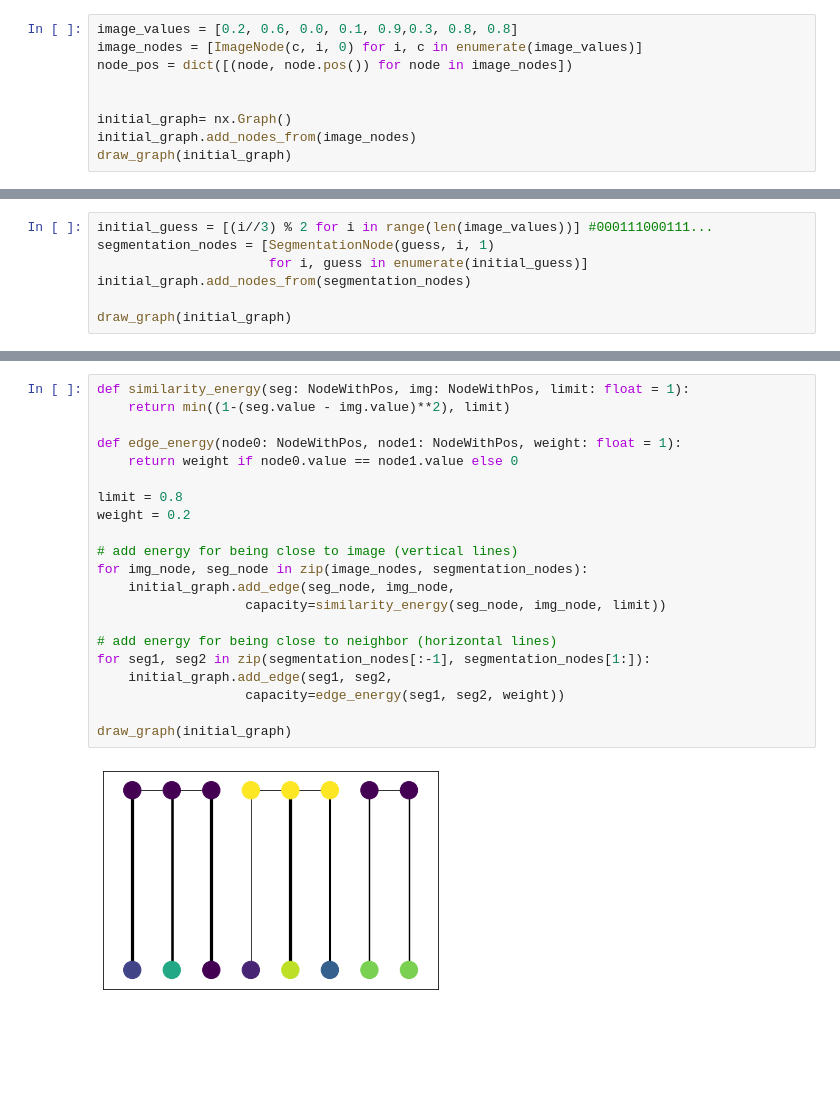
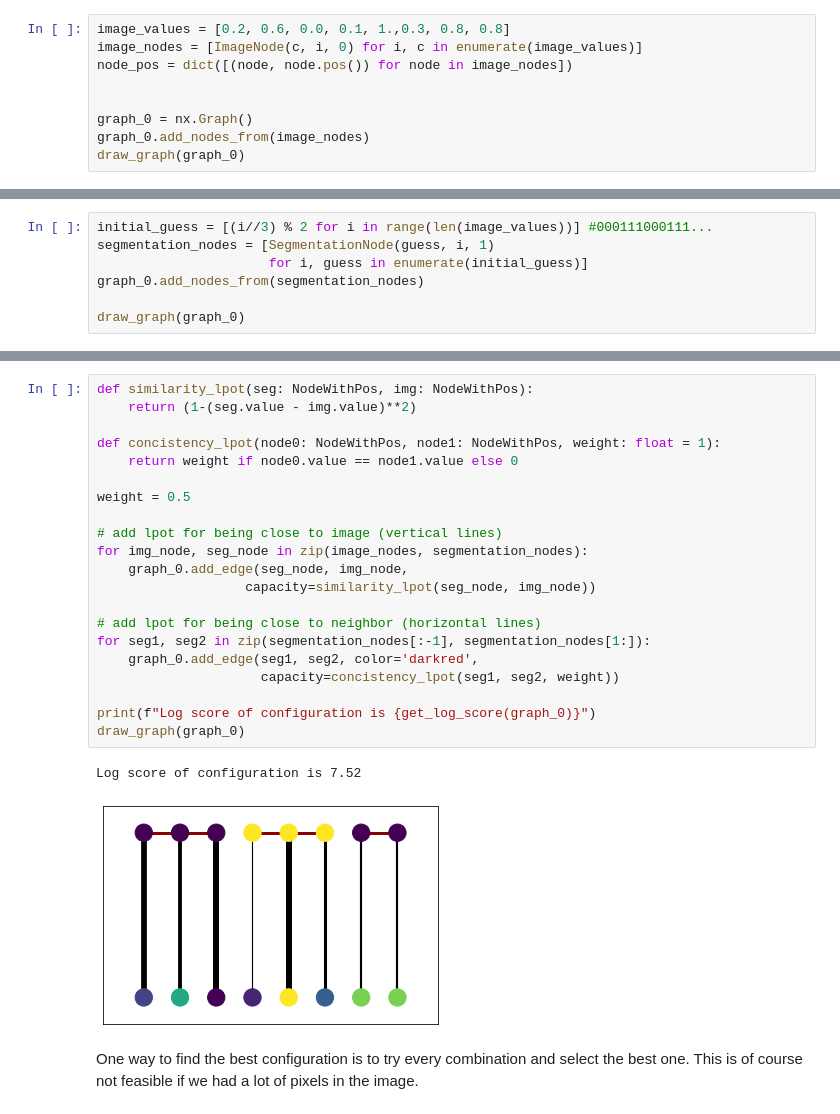
Before and after one commit to emillma/TTK8102_mrf, a Jupyter notebook: src/mrf/graph_cut.ipynb, the cells around one changed output, grey strips where cells are left out. Drawn from its saved outputs; the diff is of its cells as text; blank space fills up the shorter version.

```diff
--- a/src/mrf/graph_cut.ipynb
+++ b/src/mrf/graph_cut.ipynb
@@ -57,10 +55,10 @@ First let us look at a 1d example to get an intuition of how this algorithm work
 # %%
-image_values = [0.2, 0.6, 0.0, 0.1, 0.9,0.3, 0.8, 0.8]
+image_values = [0.2, 0.6, 0.0, 0.1, 1.,0.3, 0.8, 0.8]
 image_nodes = [ImageNode(c, i, 0) for i, c in enumerate(image_values)]
 node_pos = dict([(node, node.pos()) for node in image_nodes])
 
 
-initial_graph= nx.Graph()
-initial_graph.add_nodes_from(image_nodes)
-draw_graph(initial_graph)
+graph_0 = nx.Graph()
+graph_0.add_nodes_from(image_nodes)
+draw_graph(graph_0)
 # %% [output]
@@ -69,7 +69,7 @@ draw_graph(initial_graph)
 initial_guess = [(i//3) % 2 for i in range(len(image_values))] #000111000111...
 segmentation_nodes = [SegmentationNode(guess, i, 1)
                       for i, guess in enumerate(initial_guess)]
-initial_graph.add_nodes_from(segmentation_nodes)
+graph_0.add_nodes_from(segmentation_nodes)
 
-draw_graph(initial_graph)
+draw_graph(graph_0)
 # %% [output]
@@ -77,24 +89,27 @@ draw_graph(initial_graph)
 # %%
-def similarity_energy(seg: NodeWithPos, img: NodeWithPos, limit: float = 1):
-    return min((1-(seg.value - img.value)**2), limit)
+def similarity_lpot(seg: NodeWithPos, img: NodeWithPos):
+    return (1-(seg.value - img.value)**2)
 
-def edge_energy(node0: NodeWithPos, node1: NodeWithPos, weight: float = 1):
+def concistency_lpot(node0: NodeWithPos, node1: NodeWithPos, weight: float = 1):
     return weight if node0.value == node1.value else 0
 
-limit = 0.8
-weight = 0.2
+weight = 0.5
 
-# add energy for being close to image (vertical lines)
+# add lpot for being close to image (vertical lines)
 for img_node, seg_node in zip(image_nodes, segmentation_nodes):
-    initial_graph.add_edge(seg_node, img_node,
-                   capacity=similarity_energy(seg_node, img_node, limit))
+    graph_0.add_edge(seg_node, img_node,
+                   capacity=similarity_lpot(seg_node, img_node))
 
-# add energy for being close to neighbor (horizontal lines)
+# add lpot for being close to neighbor (horizontal lines)
 for seg1, seg2 in zip(segmentation_nodes[:-1], segmentation_nodes[1:]):
-    initial_graph.add_edge(seg1, seg2,
-                   capacity=edge_energy(seg1, seg2, weight))
+    graph_0.add_edge(seg1, seg2, color='darkred',
+                     capacity=concistency_lpot(seg1, seg2, weight))
 
-draw_graph(initial_graph)
+print(f"Log score of configuration is {get_log_score(graph_0)}")
+draw_graph(graph_0)
 # %% [output]
+Log score of configuration is 7.52
-[figure, old version]
+[figure, new version]
+# %% [markdown]
+One way to find the best configuration is to try every combination and select the best one. This is of course not feasible if we had a lot of pixels in the image.
 # %%
```
Also changed, not shown: parts of 22 cells of this notebook, 1 other file.
